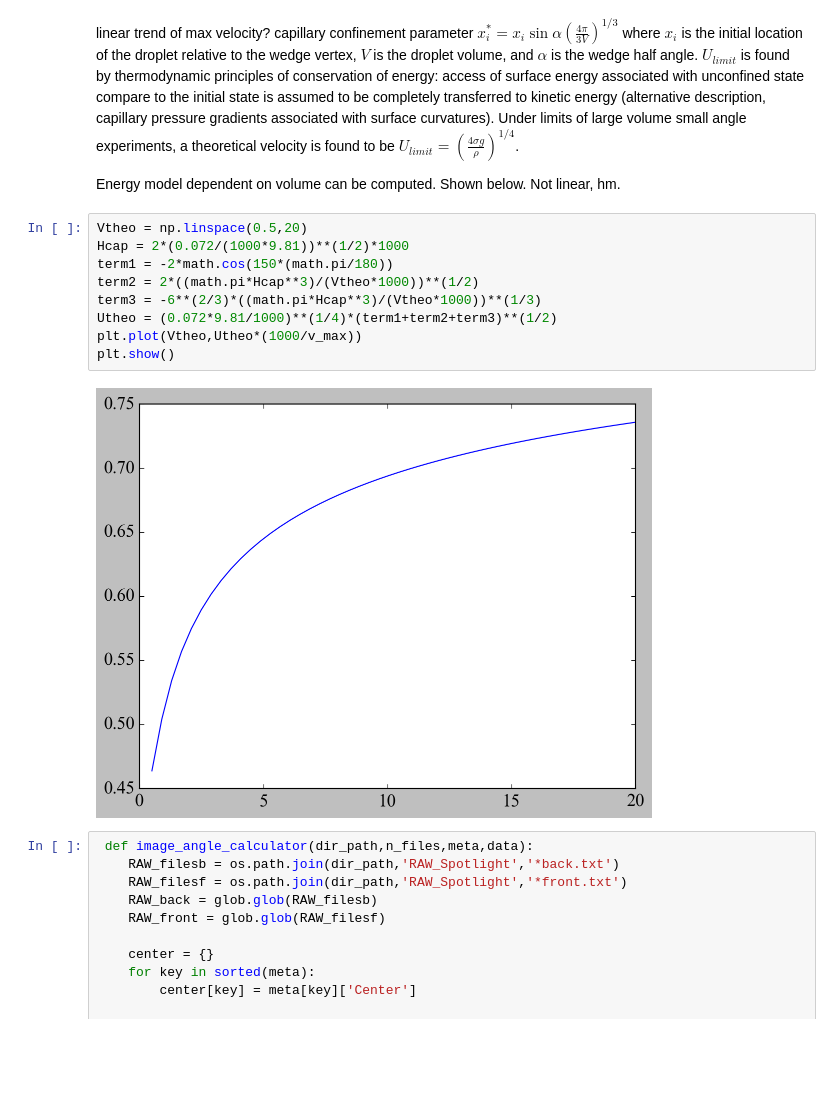
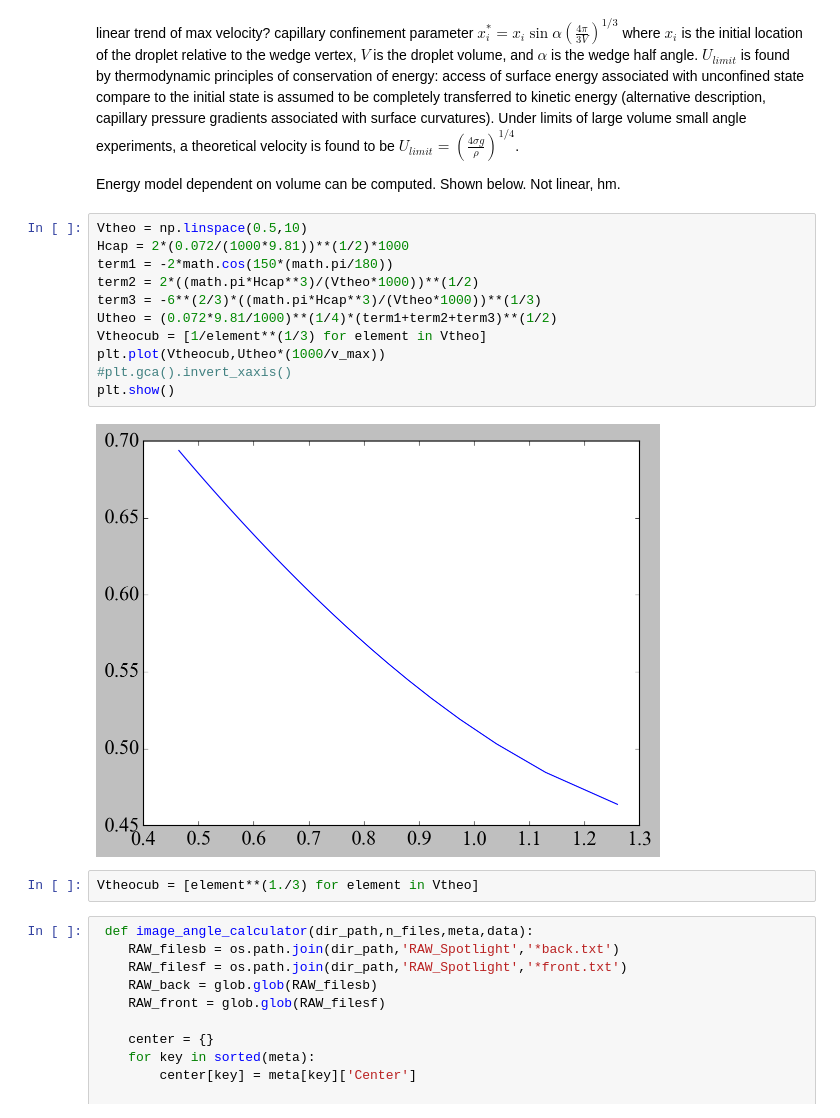
Before and after one commit to loganjt/DropletJumpWedge, a Jupyter notebook: Repos_Data/plotter_notebook.ipynb, the cells around one changed output. Cells and saved outputs as stored; diff of their text form; blank space fills up the shorter version.

```diff
--- a/Repos_Data/plotter_notebook.ipynb
+++ b/Repos_Data/plotter_notebook.ipynb
@@ -335,16 +390,20 @@ linear trend of max velocity? capillary confinement parameter $x_i^* = x_i \sin\
 
 Energy model dependent on volume can be computed. Shown below. Not linear, hm.
 # %%
-Vtheo = np.linspace(0.5,20)
+Vtheo = np.linspace(0.5,10)
 Hcap = 2*(0.072/(1000*9.81))**(1/2)*1000
 term1 = -2*math.cos(150*(math.pi/180))
 term2 = 2*((math.pi*Hcap**3)/(Vtheo*1000))**(1/2)
 term3 = -6**(2/3)*((math.pi*Hcap**3)/(Vtheo*1000))**(1/3)
 Utheo = (0.072*9.81/1000)**(1/4)*(term1+term2+term3)**(1/2)
-plt.plot(Vtheo,Utheo*(1000/v_max))
+Vtheocub = [1/element**(1/3) for element in Vtheo]
+plt.plot(Vtheocub,Utheo*(1000/v_max))
+#plt.gca().invert_xaxis()
 plt.show()
 # %% [output]
-[figure, old version]
+[figure, new version]
+# %%
+Vtheocub = [element**(1./3) for element in Vtheo]
 # %%
  def image_angle_calculator(dir_path,n_files,meta,data):
     RAW_filesb = os.path.join(dir_path,'RAW_Spotlight','*back.txt')
```
Also changed, not shown: parts of 6 cells of this notebook, 12 other files.
